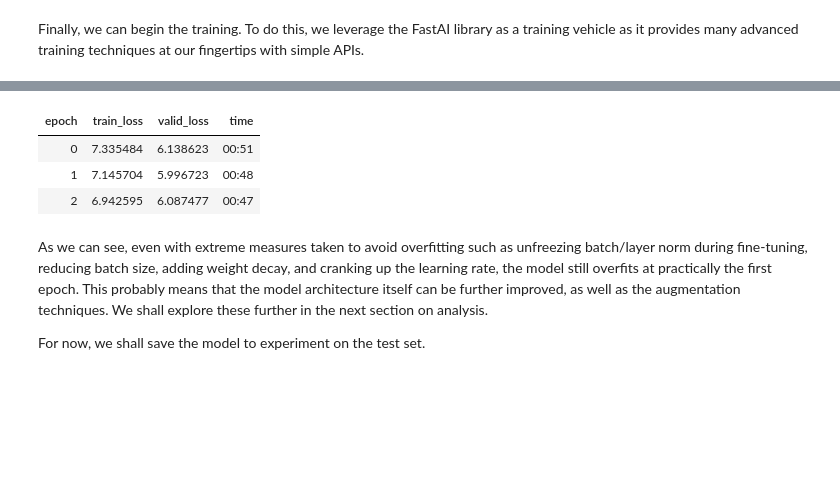
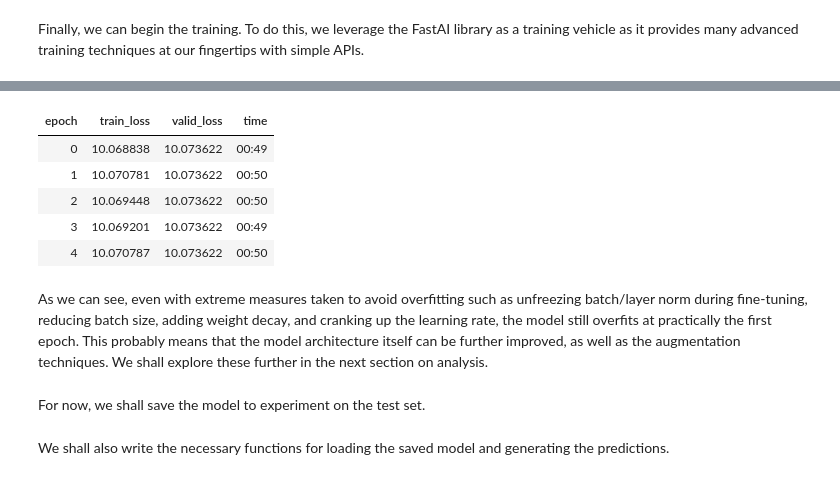
Before and after one commit to Benjamintdk/DSAI-Project, a Jupyter notebook: 05_train.ipynb, the cells around one changed output, grey strips where cells are left out. Cells and saved outputs as stored; diff of their text form; code cells hidden in the pictures; blank space fills up the shorter version.

```diff
--- a/05_train.ipynb
+++ b/05_train.ipynb
@@ -31,8 +32,7 @@ class TagLineLoss(nn.Module):
         self.criterion = torch.nn.CrossEntropyLoss()
 
     def forward(self, output, target):
-        x = F.log_softmax(output, dim=-1).permute(0, 2, 1)
-        return self.criterion(input=x, target=target)
+        return self.criterion(input=output, target=target)
 # %% [markdown]
 We also define a splitter which will group the parameters of the different models to allow for unfreezing of the layers subsequently.
 # %%
@@ -90,4 +94,4 @@ SuggestedLRs(lr_min=0.005754399299621582, lr_steep=0.019054606556892395)
 # %%
-learn.fit_one_cycle(2, 1e-2)
+learn.fit_one_cycle(3, 1e-1)
 # %% [output]
 | epoch | train_loss | valid_loss | time |
@@ -104,15 +112,19 @@ SuggestedLRs(lr_min=0.02089296132326126, lr_steep=0.17378008365631104)
 # %%
-learn.fit_one_cycle(3, slice(5e-5, 5e-4))
+learn.fit_one_cycle(5, slice(1e-3, 1e-2))
 # %% [output]
 | epoch | train_loss | valid_loss | time |
-| 0 | 7.335484 | 6.138623 | 00:51 |
-| 1 | 7.145704 | 5.996723 | 00:48 |
-| 2 | 6.942595 | 6.087477 | 00:47 |
+| 0 | 10.068838 | 10.073622 | 00:49 |
+| 1 | 10.070781 | 10.073622 | 00:50 |
+| 2 | 10.069448 | 10.073622 | 00:50 |
+| 3 | 10.069201 | 10.073622 | 00:49 |
+| 4 | 10.070787 | 10.073622 | 00:50 |
 # %% [markdown]
 As we can see, even with extreme measures taken to avoid overfitting such as unfreezing batch/layer norm during fine-tuning, reducing batch size, adding weight decay, and cranking up the learning rate, the model still overfits at practically the first epoch. This probably means that the model architecture itself can be further improved, as well as the augmentation techniques. We shall explore these further in the next section on analysis.
-
-For now, we shall save the model to experiment on the test set.
+# %% [markdown]
+For now, we shall save the model to experiment on the test set.
 # %%
 model = learn.model
 save_path = 'saved_model.pt'
 torch.save(model.state_dict(), save_path)
+# %% [markdown]
+We shall also write the necessary functions for loading the saved model and generating the predictions.
```
Also changed, not shown: parts of 14 cells of this notebook, 23 other files.
